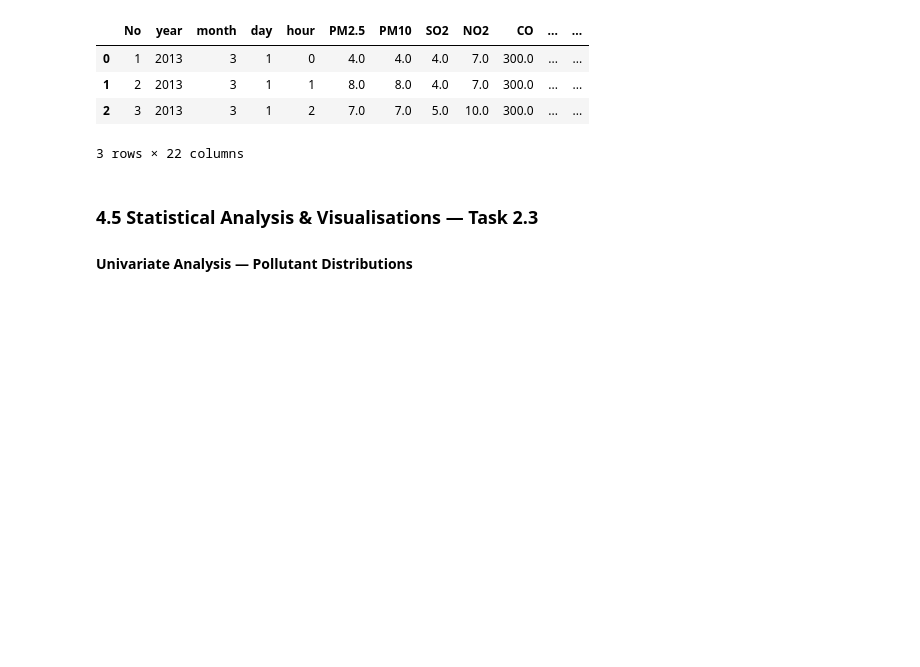
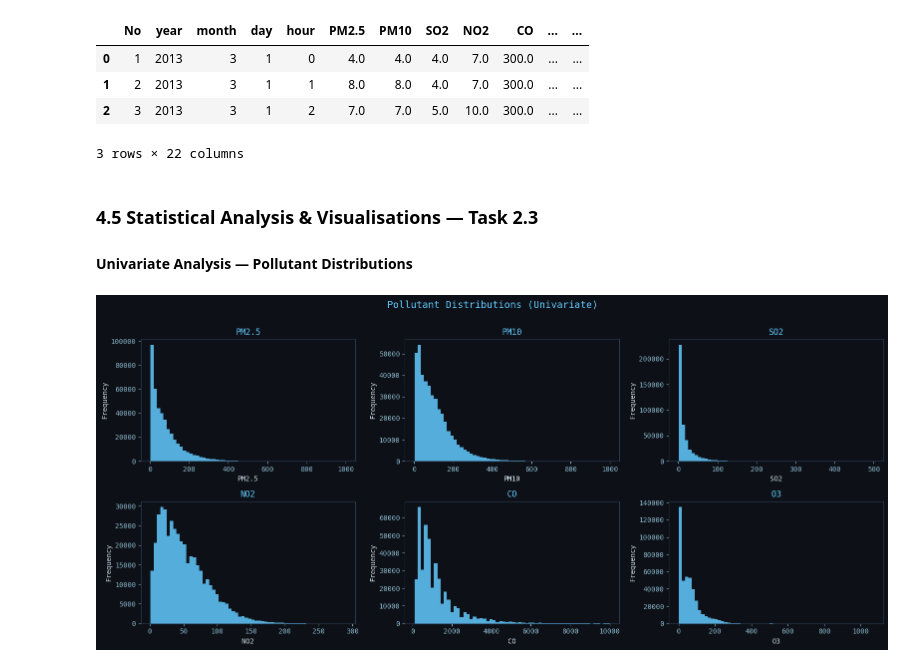
Before and after one commit to Jiyaulhaq1432/Data-Analysis-Air-quality-Analyser-web-app, a Jupyter notebook: Beijing_AQA.ipynb, the cells around one changed output. Saved outputs shown, nothing was run; the diff lists cells and outputs as text; code cells hidden in the pictures; blank space fills up the shorter version.

Commit message:
Univariate Analysis — Pollutant Distributions

```diff
--- a/Beijing_AQA.ipynb
+++ b/Beijing_AQA.ipynb
@@ -1635,3 +1635,14 @@ Preprocessed shape : (420768, 22)
 ### 4.5 Statistical Analysis & Visualisations — Task 2.3
 
 #### Univariate Analysis — Pollutant Distributions
+# %%
+# ── Pollutant histograms (univariate) ─────────────────────────────────────────
+fig, axes = plt.subplots(2, 3, figsize=(16, 7))
+for ax, p in zip(axes.flat, POLLUTANTS):
+    ax.hist(df[p].dropna(), bins=60, color=ACCENT, edgecolor="none", alpha=0.85)
+    ax.set_title(p, color=ACCENT)
+    ax.set_xlabel(p); ax.set_ylabel("Frequency")
+fig.suptitle("Pollutant Distributions (Univariate)", color=ACCENT, fontsize=14, y=1.01)
+plt.tight_layout(); plt.show()
+# %% [output]
+[figure, added]
```
Also changed, not shown: parts of 10 cells of this notebook.
